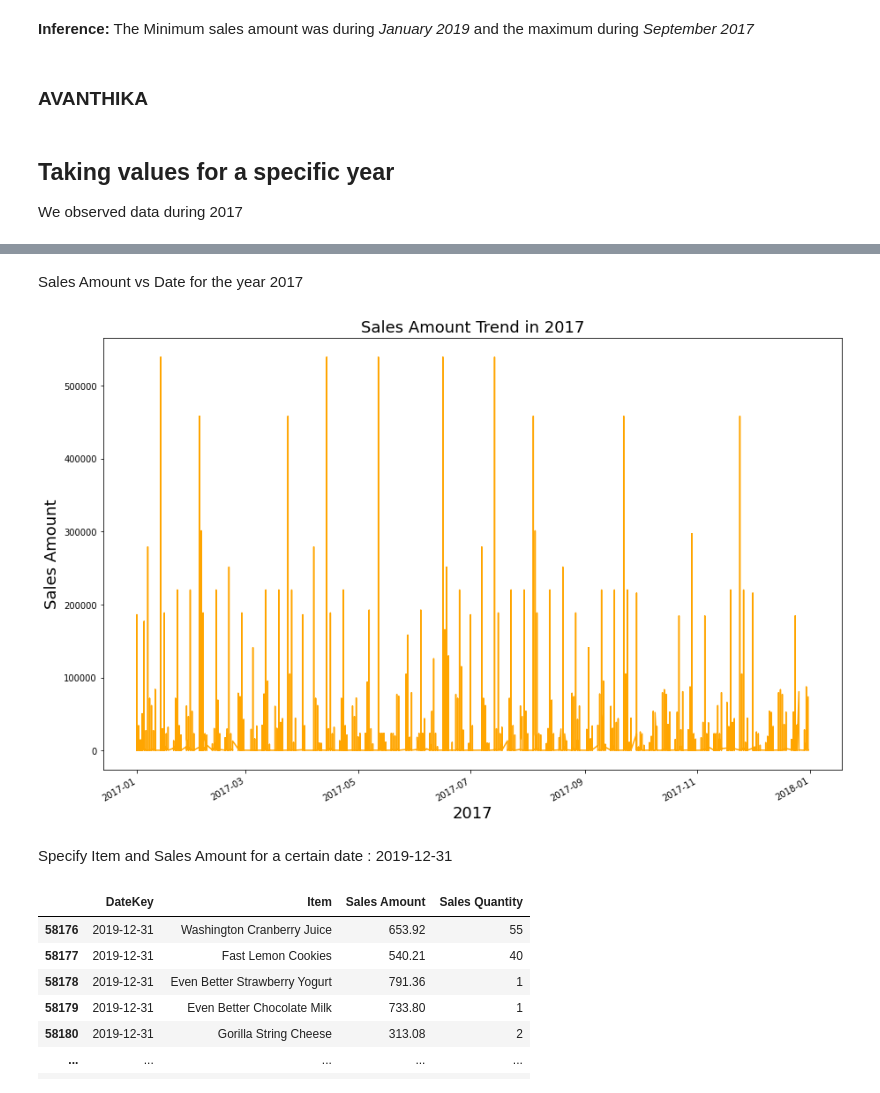
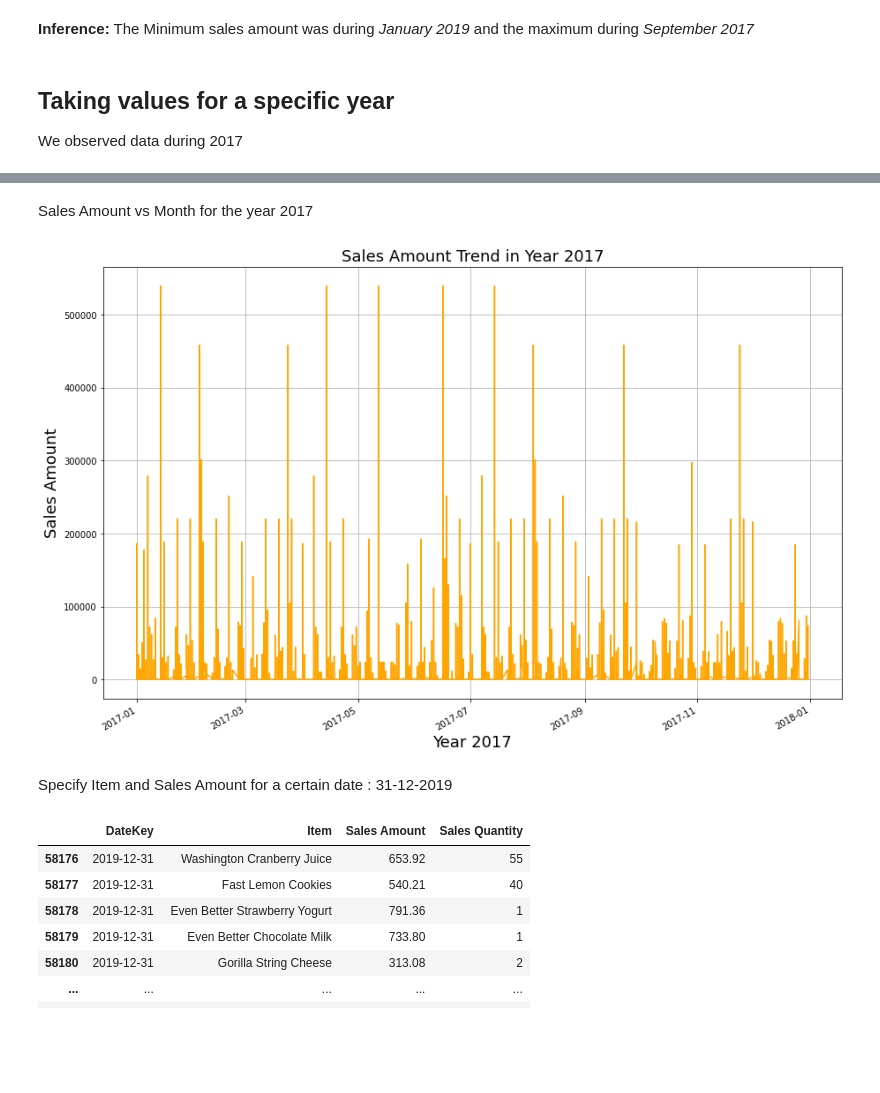
Before and after one commit to joshiaastha/Sales-Management-Data-Analysis, a Jupyter notebook: ETL_TheInternAcademy.ipynb, the cells around one changed output, grey strips where cells are left out. Saved outputs shown, nothing was run; the diff lists cells and outputs as text; code cells hidden in the pictures; blank space fills up the shorter version.

```diff
--- a/ETL_TheInternAcademy.ipynb
+++ b/ETL_TheInternAcademy.ipynb
@@ -470,8 +458,6 @@ plt;
 [figure]
 # %% [markdown]
 **Inference:** The Minimum sales amount was during *January 2019* and the maximum during *September 2017*
-# %% [markdown]
-### **AVANTHIKA**
 # %% [markdown]
 ## Taking values for a specific year
 We observed data during 2017
@@ -498,18 +484,19 @@ Year                                    1
 Month_Year                             12
 dtype: int64
 # %% [markdown]
-Sales Amount vs Date for the year 2017
+Sales Amount vs Month for the year 2017
 # %%
 fig,ax=plt.subplots(figsize=(15, 10))
 data_date.loc['2017','Sales Amount'].plot(color='Orange');
 plt.ylabel('Sales Amount', fontsize=18)
-plt.xlabel('2017', fontsize=18)
-plt.title('Sales Amount Trend in 2017', fontsize=18)
+plt.xlabel('Year 2017', fontsize=18)
+plt.title('Sales Amount Trend in Year 2017', fontsize=18)
+plt.grid()
 plt;
 # %% [output]
-[figure, old version]
+[figure, new version]
 # %% [markdown]
-Specify Item and Sales Amount for a certain date : 2019-12-31
+Specify Item and Sales Amount for a certain date : 31-12-2019
 # %%
 dataItem= data.loc[data['DateKey'] == '2019-12-31',["DateKey","Item","Sales Amount","Sales Quantity"]]
 dataItem
```
Also changed, not shown: parts of 30 cells of this notebook.
